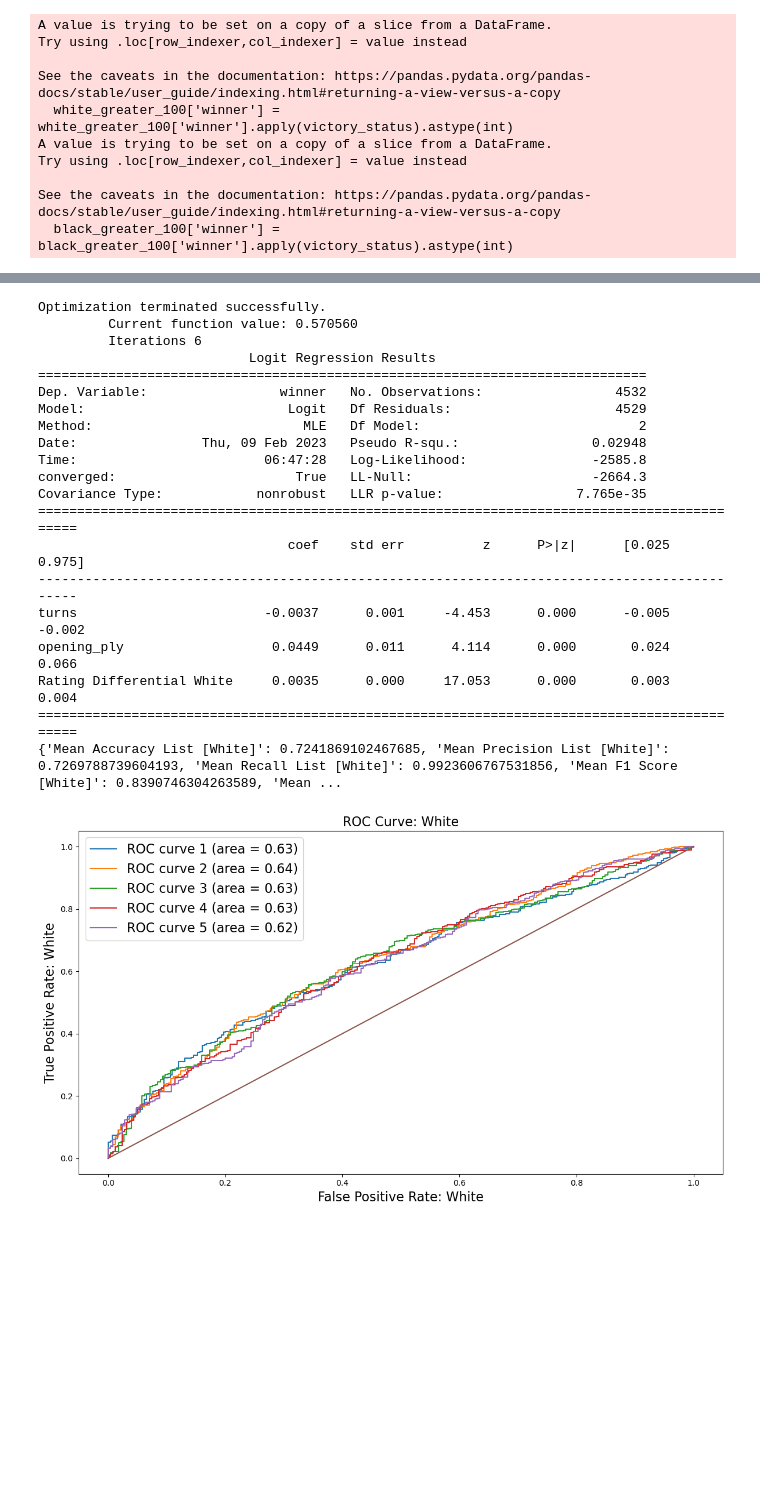
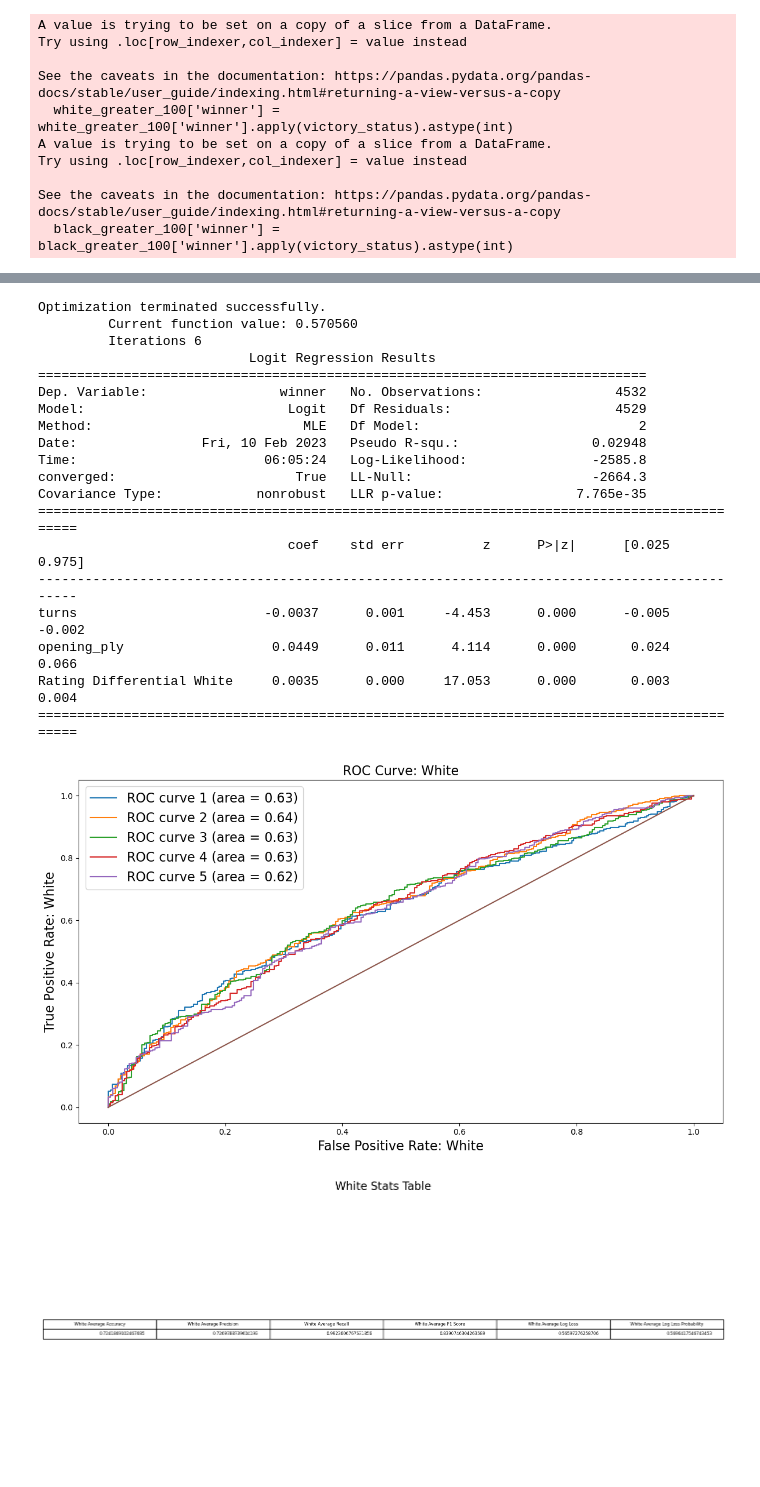
Before and after one commit to mbrann2/chess_games, a Jupyter notebook: notebooks/refined_chess_games.ipynb, the cells around one changed output, grey strips where cells are left out. Cells and saved outputs as stored; diff of their text form; code cells hidden in the pictures; blank space fills up the shorter version.

```diff
--- a/notebooks/refined_chess_games.ipynb
+++ b/notebooks/refined_chess_games.ipynb
@@ -532,19 +526,5 @@ correlations_plot(chess_games)
 # %%
-def test_train_white(chess_df, path1='../images/roc_curve_white.png', path2='../images/stats_model_white.png'):
-    chess_df = chess_df.copy()
-    chess_df['Rating Differential White'] = (
-        chess_df['white_rating'] - chess_df['black_rating']).astype(int)
-    white_greater_100 = chess_df[(chess_df['Rating Differential White'] > 100)]
-
-    def victory_status(s):
-        if s == 'black' or s == 'draw':
-            return 0
-
-        else:
-            return 1
-
-    white_greater_100['winner'] = white_greater_100['winner'].apply(
-        victory_status).astype(int)
+def test_train_white(white_greater_100, path1='../images/roc_curve_white.png', path2='../images/stats_model_white.png', path3='../images/white_stats_table.png'):
 
     X = white_greater_100[['turns', 'opening_ply',
                            'Rating Differential White']].astype(int)
@@ -617,12 +597,23 @@ def test_train_white(chess_df, path1='../images/roc_curve_white.png', path2='../
         plt.ylabel('True Positive Rate: White', fontsize = 16)
         plt.tight_layout()
         plt.savefig(path1)
-        return print({'Mean Accuracy List [White]': np.mean(accuracy_list), 'Mean Precision List [White]': np.mean(precision_list), 'Mean Recall List [White]': np.mean(recall_list), 'Mean F1 Score [White]': np.mean(f1_score_list), 'Mean Log Loss [White]': np.mean(log_loss_list), 'Mean Log Loss Probability [White]': np.mean(log_loss_prob)})
 
-
+        plt.rcParams["figure.figsize"] = [14, 6]
+        plt.rcParams["figure.autolayout"] = True
+        fig, axs = plt.subplots(1, 1)
+        data = [(np.mean(accuracy_list), np.mean(precision_list), np.mean(recall_list), np.mean(f1_score_list), np.mean(log_loss_list), np.mean(log_loss_prob))]
+        columns = ("White Average Accuracy", "White Average Precision", "White Average Recall", "White Average F1 Score", "White Average Log Loss", "White Average Log Loss Probability")
+        axs.set_title('White Stats Table', fontsize = 16)
+        axs.axis('tight')
+        axs.axis('off')
+        white_stats_table = axs.table(cellText=data, colLabels=columns, loc='center')
+        fontsize = 24
+        white_stats_table.set_fontsize(fontsize)
+        plt.tight_layout()
+        plt.savefig(path3)
 
     cross_val_linear(X, y, 5)
-test_train_white(chess_games)
+test_train_white(chess_differentials_white(chess_games))
 # %% [output]
 A value is trying to be set on a copy of a slice from a DataFrame.
 Try using .loc[row_indexer,col_indexer] = value instead
@@ -632,24 +623,24 @@ See the caveats in the documentation: https://pandas.pydata.org/pandas-docs/stab
 Optimization terminated successfully.
          Current function value: 0.570560
          Iterations 6
                            Logit Regression Results
 ==============================================================================
 Dep. Variable:                 winner   No. Observations:                 4532
 Model:                          Logit   Df Residuals:                     4529
 Method:                           MLE   Df Model:                            2
-Date:                Thu, 09 Feb 2023   Pseudo R-squ.:                 0.02948
-Time:                        06:47:28   Log-Likelihood:                -2585.8
+Date:                Fri, 10 Feb 2023   Pseudo R-squ.:                 0.02948
+Time:                        06:05:24   Log-Likelihood:                -2585.8
 converged:                       True   LL-Null:                       -2664.3
 Covariance Type:            nonrobust   LLR p-value:                 7.765e-35
 =============================================================================================
                                 coef    std err          z      P>|z|      [0.025      0.975]
 ---------------------------------------------------------------------------------------------
 turns                        -0.0037      0.001     -4.453      0.000      -0.005      -0.002
 opening_ply                   0.0449      0.011      4.114      0.000       0.024       0.066
 Rating Differential White     0.0035      0.000     17.053      0.000       0.003       0.004
 =============================================================================================
-{'Mean Accuracy List [White]': 0.7241869102467685, 'Mean Precision List [White]': 0.7269788739604193, 'Mean Recall List [White]': 0.9923606767531856, 'Mean F1 Score [White]': 0.8390746304263589, 'Mean ...
 [figure]
+[figure, added]
 # %%
 def test_train_black(chess_df, path1='../images/roc_curve_black.png', path2='../images/stats_model_black.png'):
     chess_df = chess_df.copy()
```
Also changed, not shown: parts of 8 cells of this notebook, 9 other files.
